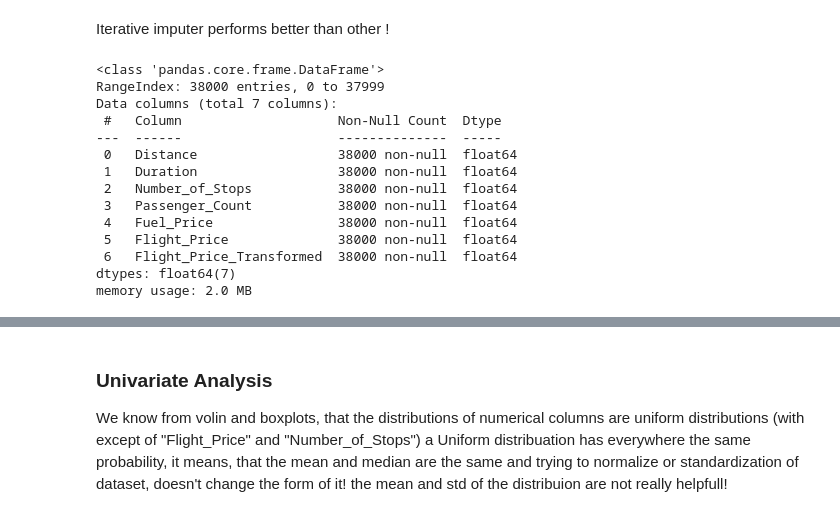
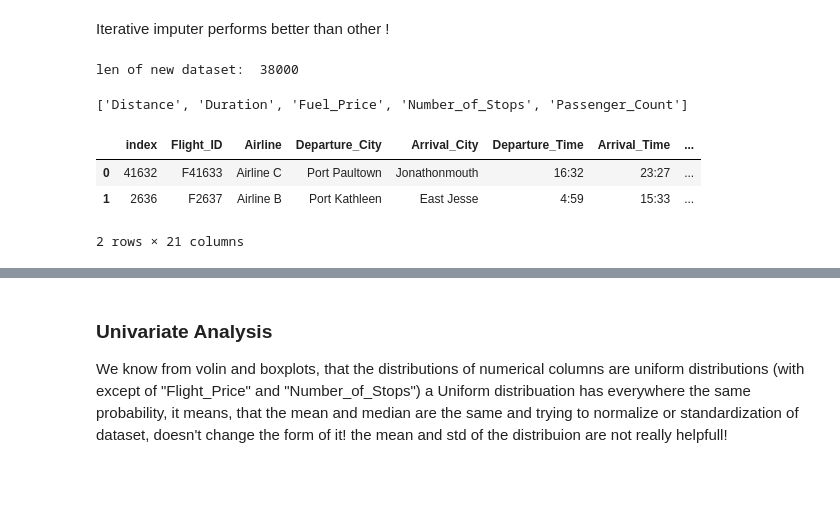
Before and after one commit to ahmCoding/DataUnderstanding, a Jupyter notebook: Plynomial_Regression.ipynb, the cells around one changed output, grey strips where cells are left out. Cells and saved outputs as stored; diff of their text form; code cells hidden in the pictures; blank space fills up the shorter version.

```diff
--- a/Plynomial_Regression.ipynb
+++ b/Plynomial_Regression.ipynb
@@ -324,23 +329,38 @@ Mean loss for imputer: SimpleImputer() is 77.387 std 0.453
 Mean loss for imputer: KNNImputer(n_neighbors=3) is 77.338 std 0.477
 # %% [markdown]
 Iterative imputer performs better than other !
+# %%
+##
+df_v1=df.drop(prices_outliers.index)
+print("len of new dataset: ",len(df_v1))
+df_v1['Flight_Price_Transformed']=sqrt_trafo
+Numerical_columns=list(df.select_dtypes(exclude='object').columns)
+Numerical_columns.extend(['Flight_Price'])
+Numerical_columns
+###
+features=df_v1[Numerical_columns].columns.difference(['Flight_Price','Flight_Price_Transformed']).to_list()
+features
+###
+# %% [output]
+len of new dataset:  38000
+['Distance', 'Duration', 'Fuel_Price', 'Number_of_Stops', 'Passenger_Count']
 # %%
-# now we use all columns to impute the missing data in numerical columns
-df_v2=imputer_iter.fit_transform(df_v1[Numerical_columns])
-df_v2=pd.DataFrame(df_v2,columns=Numerical_columns)
-df_v2.info()
+# now we use the same columns as above to impute the missing data in numerical columns
+# add index value as a column for later merging imputed data and old data
+df_v1=df_v1.reset_index()
+features.extend(['index'])
+# impute and transfrom
+df_v2=imputer_iter.fit_transform(df_v1[features])
+# convert back from numpy array to pandas
+df_v2=pd.DataFrame(df_v2,columns=features)
+
+#delete index from feature list
+features.remove("index")
+# drop not imputed columns and replace them with imputed ones
+df_v3=df_v1.drop(features,axis=1).merge(df_v2,how="inner",on=['index'])
+df_v3.head(2)
 # %% [output]
+|  | index | Flight_ID | Airline | Departure_City | Arrival_City | Departure_Time | Arrival_Time | ... |
+| 0 | 41632 | F41633 | Airline C | Port Paultown | Jonathonmouth | 16:32 | 23:27 | ... |
+| 1 | 2636 | F2637 | Airline B | Port Kathleen | East Jesse | 4:59 | 15:33 | ... |
-<class 'pandas.core.frame.DataFrame'>
-RangeIndex: 38000 entries, 0 to 37999
-Data columns (total 7 columns):
- #   Column                    Non-Null Count  Dtype
----  ------                    --------------  -----
- 0   Distance                  38000 non-null  float64
- 1   Duration                  38000 non-null  float64
- 2   Number_of_Stops           38000 non-null  float64
- 3   Passenger_Count           38000 non-null  float64
- 4   Fuel_Price                38000 non-null  float64
- 5   Flight_Price              38000 non-null  float64
- 6   Flight_Price_Transformed  38000 non-null  float64
-dtypes: float64(7)
-memory usage: 2.0 MB
+2 rows × 21 columns
```
Also changed, not shown: parts of 52 cells of this notebook.
